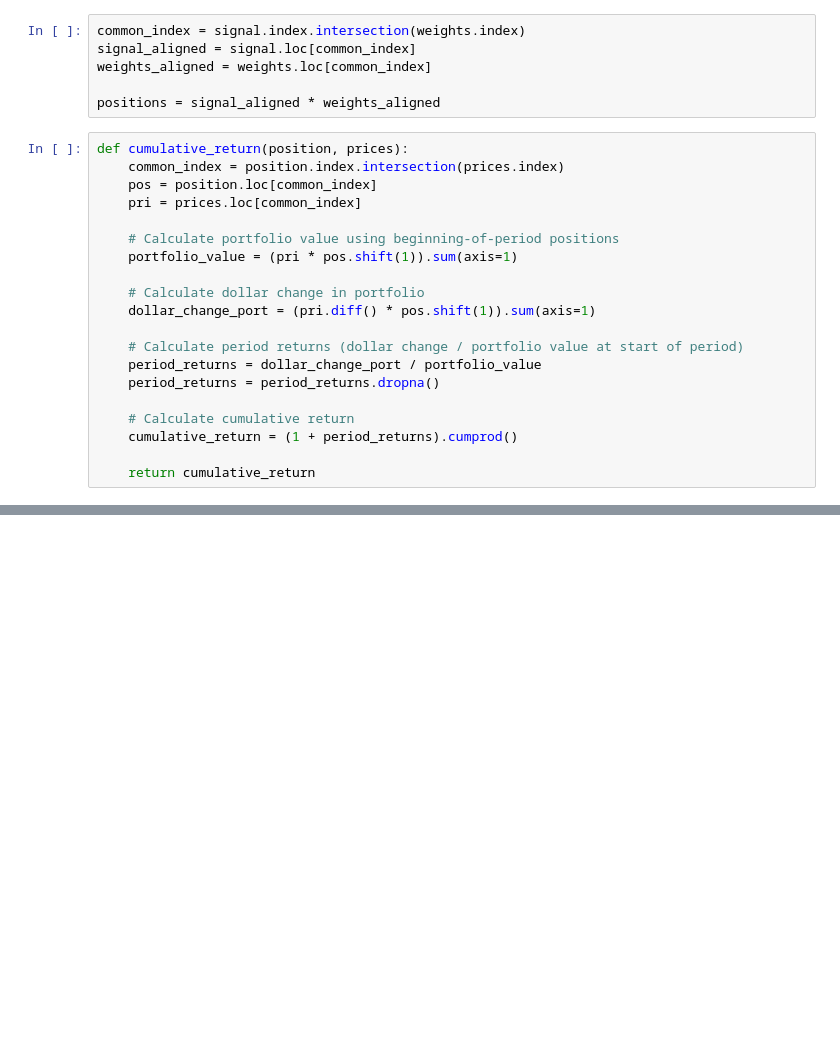
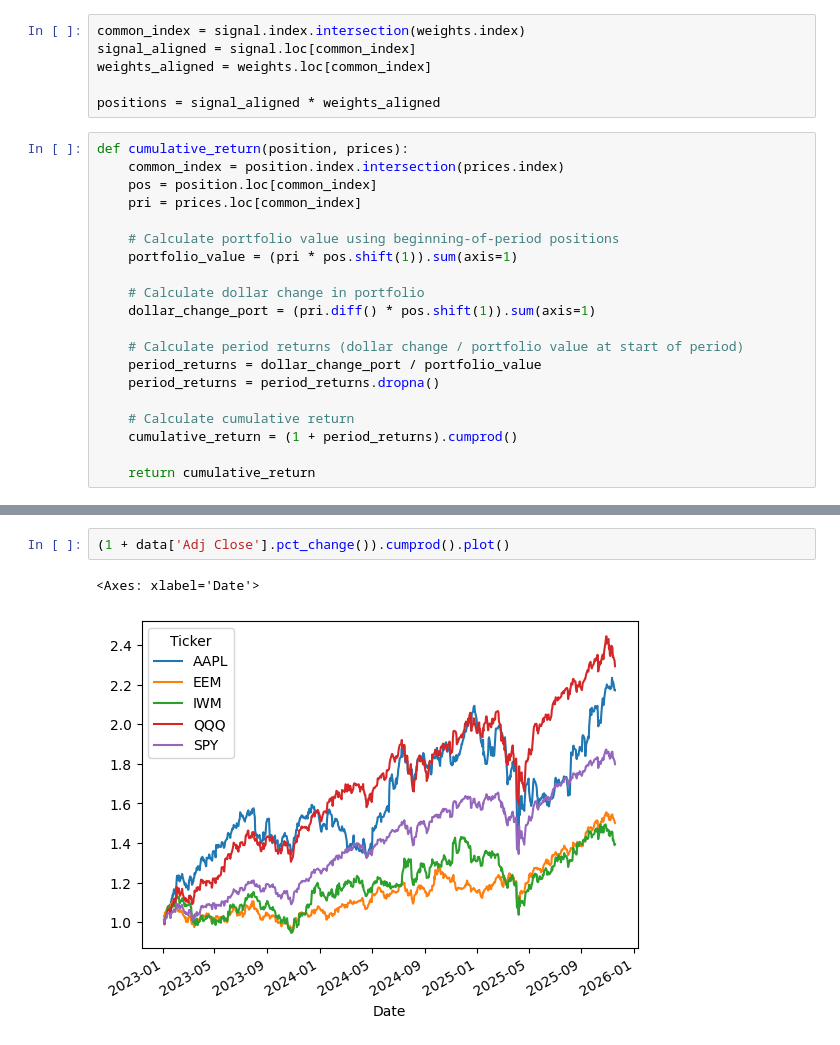
Before and after one commit to tychan8191/finance, a Jupyter notebook: meanReversion_Var.ipynb, the cells around one changed output, grey strips where cells are left out. Saved outputs shown, nothing was run; the diff lists cells and outputs as text; blank space fills up the shorter version.

```diff
--- a/meanReversion_Var.ipynb
+++ b/meanReversion_Var.ipynb
@@ -64,0 +70,5 @@ final.plot()
+# %%
+(1 + data['Adj Close'].pct_change()).cumprod().plot()
+# %% [output]
+<Axes: xlabel='Date'>
+[figure, added]
```
Also changed, not shown: parts of 1 cell of this notebook.
